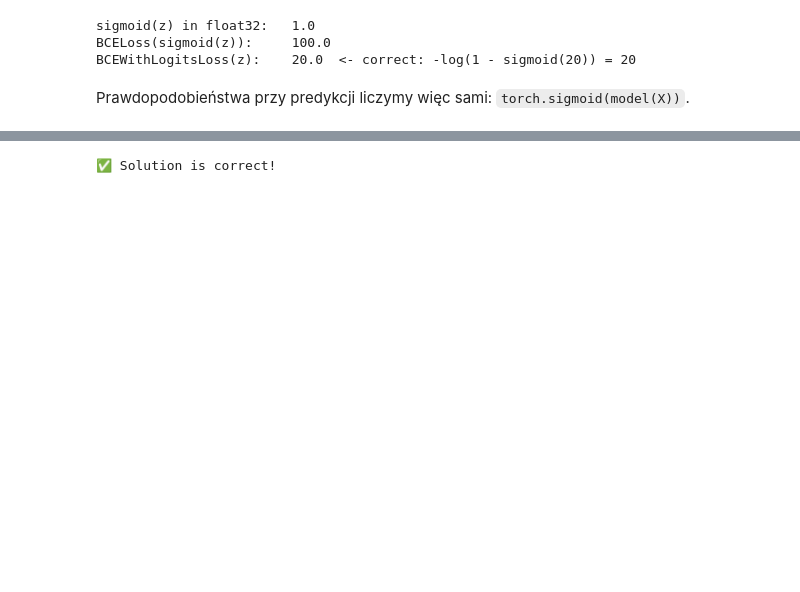
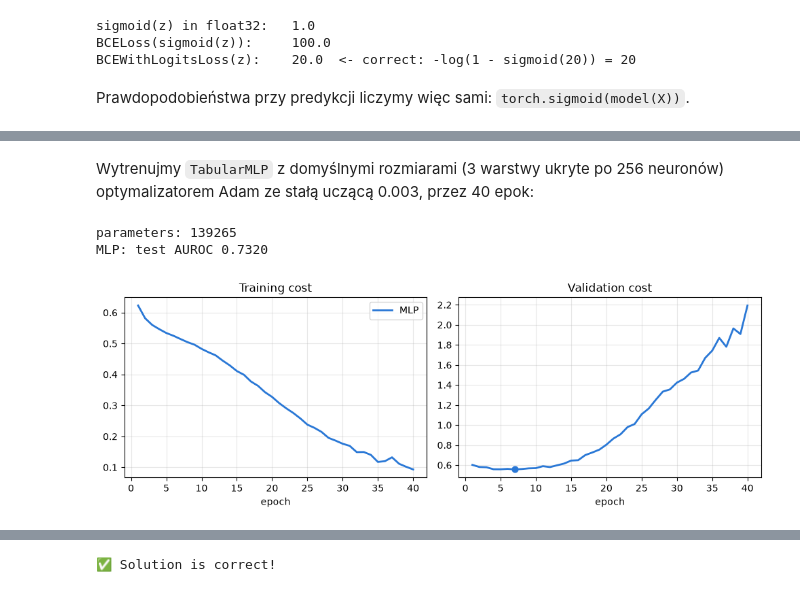
Before and after one commit to pFornagiel/podstawy-sztucznej-inteligencji, a Jupyter notebook: lab_3_remaster/lab_3_solution.ipynb, the cells around one changed output, grey strips where cells are left out. Saved outputs shown, nothing was run; the diff lists cells and outputs as text; code cells hidden in the pictures; blank space fills up the shorter version.

```diff
--- a/lab_3_remaster/lab_3_solution.ipynb
+++ b/lab_3_remaster/lab_3_solution.ipynb
@@ -1670,0 +1489,14 @@ która robi dokładnie to samo.
+# %% [markdown]
+Wytrenujmy `TabularMLP` z domyślnymi rozmiarami (3 warstwy ukryte po 256 neuronów) optymalizatorem Adam ze stałą
+uczącą 0.003, przez 40 epok:
+# %%
+torch.manual_seed(0)
+mlp = TabularMLP(n_features)
+print("parameters:", sum(p.numel() for p in mlp.parameters()))
+optimizer = optim.Adam(mlp.parameters(), lr=3e-3)
+run_experiment("MLP", mlp, optimizer)
+plot_learning_curves(["MLP"])
+# %% [output]
+parameters: 139265
+MLP: test AUROC 0.7320
+[figure, added]
```
Also changed, not shown: parts of 125 cells of this notebook, 11 other files.
